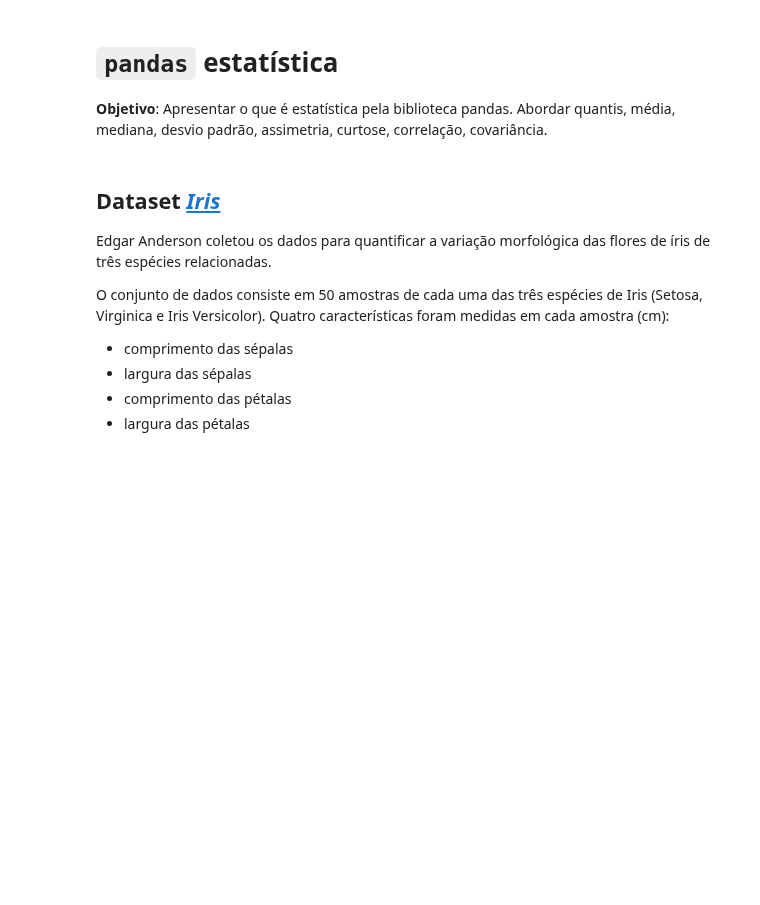
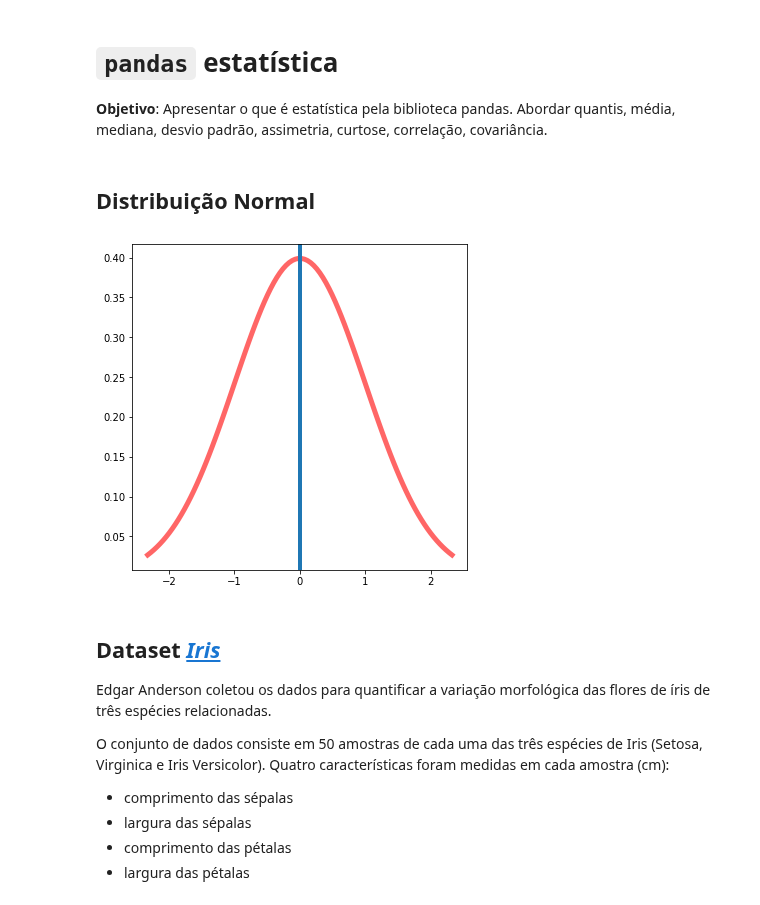
Before and after one commit to storopoli/ciencia-de-dados, a Jupyter notebook: notebooks/Aula_8_pandas_estatistica.ipynb, the cells around one changed output. Cells and saved outputs as stored; diff of their text form; code cells hidden in the pictures; blank space fills up the shorter version.

```diff
--- a/notebooks/Aula_8_pandas_estatistica.ipynb
+++ b/notebooks/Aula_8_pandas_estatistica.ipynb
@@ -13,3 +17,19 @@ mpl.rcParams['figure.dpi'] = 300
+# %% [markdown]
+## Distribuição Normal
+# %%
+fig, ax = plt.subplots(figsize=(6, 6))
+mean, var, skew, kurt = norm.stats(moments='mvsk')
+
+x = np.linspace(norm.ppf(0.01), norm.ppf(0.99), 100)
+ax.plot(x, norm.pdf(x), 'r-', lw=5, alpha=0.6, label='norm pdf')
+ax.axvline(x=mean, linewidth=4)
+for i in np.arange(var:
+
+ax.axvline(x=vari)
+
+plt.show()
+# %% [output]
+[figure, added]
 # %%
 import pandas as pd
 import seaborn as sns
```
Also changed, not shown: parts of 1 cell of this notebook, 1 other file.
